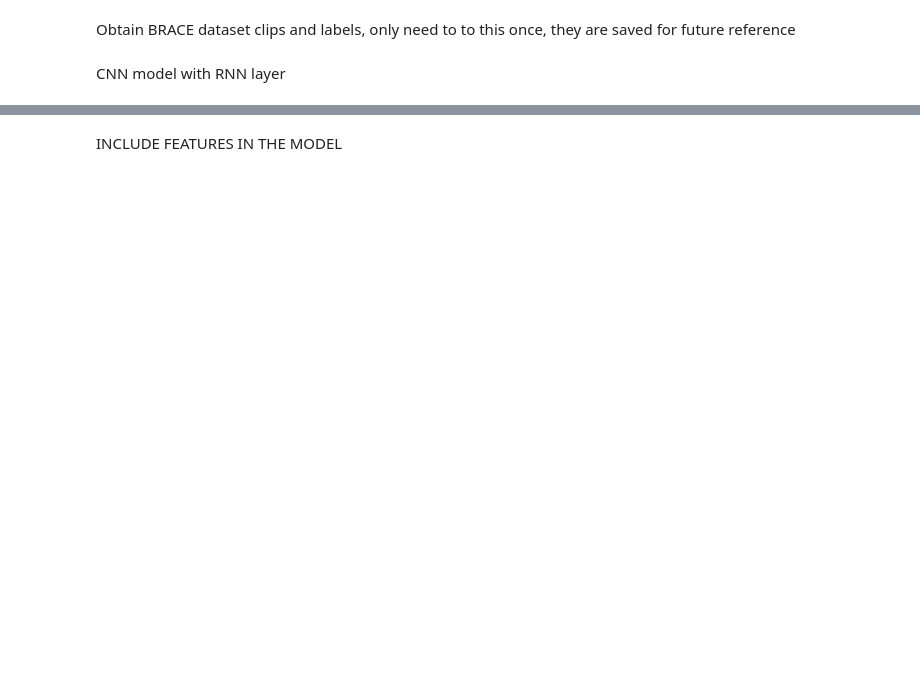
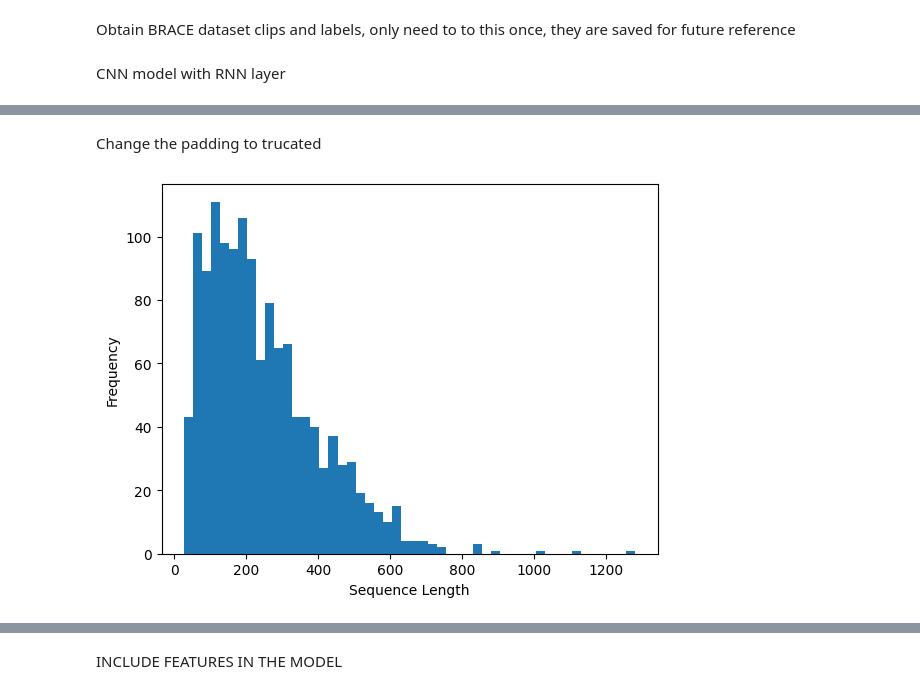
Before and after one commit to sarahaptumich/capstone, a Jupyter notebook: brace_adjust_padding.ipynb, the cells around one changed output, grey strips where cells are left out. Saved outputs shown, nothing was run; the diff lists cells and outputs as text; code cells hidden in the pictures; blank space fills up the shorter version.

```diff
--- a/brace_adjust_padding.ipynb
+++ b/brace_adjust_padding.ipynb
@@ -165,0 +168,14 @@ Test Accuracy: 0.361623615026474
+# %% [markdown]
+Change the padding to trucated
+# %%
+sequence_lengths = [len(seq) for seq in flattened_clips]
+
+plt.hist(sequence_lengths, bins=50)
+plt.xlabel('Sequence Length')
+plt.ylabel('Frequency')
+plt.show()
+
+# Determine a suitable maxlen based on the distribution, for example, the 90th percentile
+maxlen = np.percentile(sequence_lengths, 90)
+# %% [output]
+[figure, added]
```
Also changed, not shown: parts of 69 cells of this notebook.
